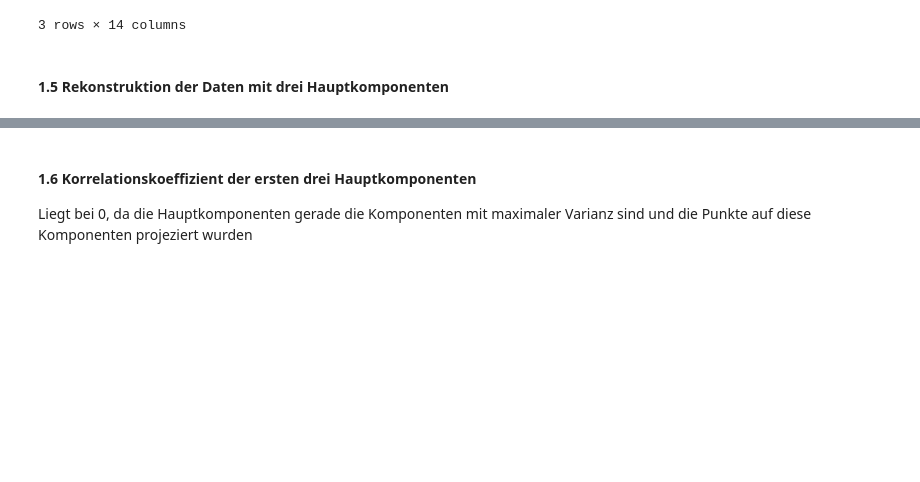
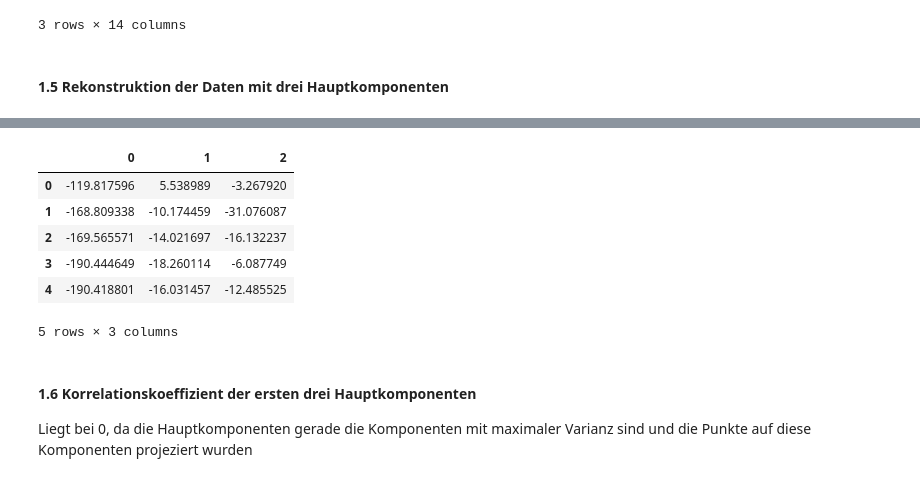
Before and after one commit to Twittadrock/MachineLearningWS2014, a Jupyter notebook: Uebung2/Maschinelles Lernen - Uebung2.1.ipynb, the cells around one changed output, grey strips where cells are left out. Cells and saved outputs as stored; diff of their text form; code cells hidden in the pictures; blank space fills up the shorter version.

```diff
--- a/Uebung2/Maschinelles Lernen - Uebung2.1.ipynb
+++ b/Uebung2/Maschinelles Lernen - Uebung2.1.ipynb
@@ -91,4 +91,18 @@ pd.DataFrame(threeComponents).head()
 5 rows × 3 columns
+# %%
+components = 3
+result = pca.calcPCA(matrix,components)
+U,S,VT = result
+threeComponents = np.dot(matrix,np.transpose(VT[0:components,:]))
+pd.DataFrame(threeComponents).head()
+# %% [output]
+|  | 0 | 1 | 2 |
+| 0 | -119.817596 | 5.538989 | -3.267920 |
+| 1 | -168.809338 | -10.174459 | -31.076087 |
+| 2 | -169.565571 | -14.021697 | -16.132237 |
+| 3 | -190.444649 | -18.260114 | -6.087749 |
+| 4 | -190.418801 | -16.031457 | -12.485525 |
+5 rows × 3 columns
 # %% [markdown]
 #### 1.6 Korrelationskoeffizient der ersten drei Hauptkomponenten
 Liegt bei 0, da die Hauptkomponenten gerade die Komponenten mit maximaler Varianz sind und die Punkte auf diese Komponenten projeziert wurden
```
Also changed, not shown: parts of 4 cells of this notebook, 3 other files.
